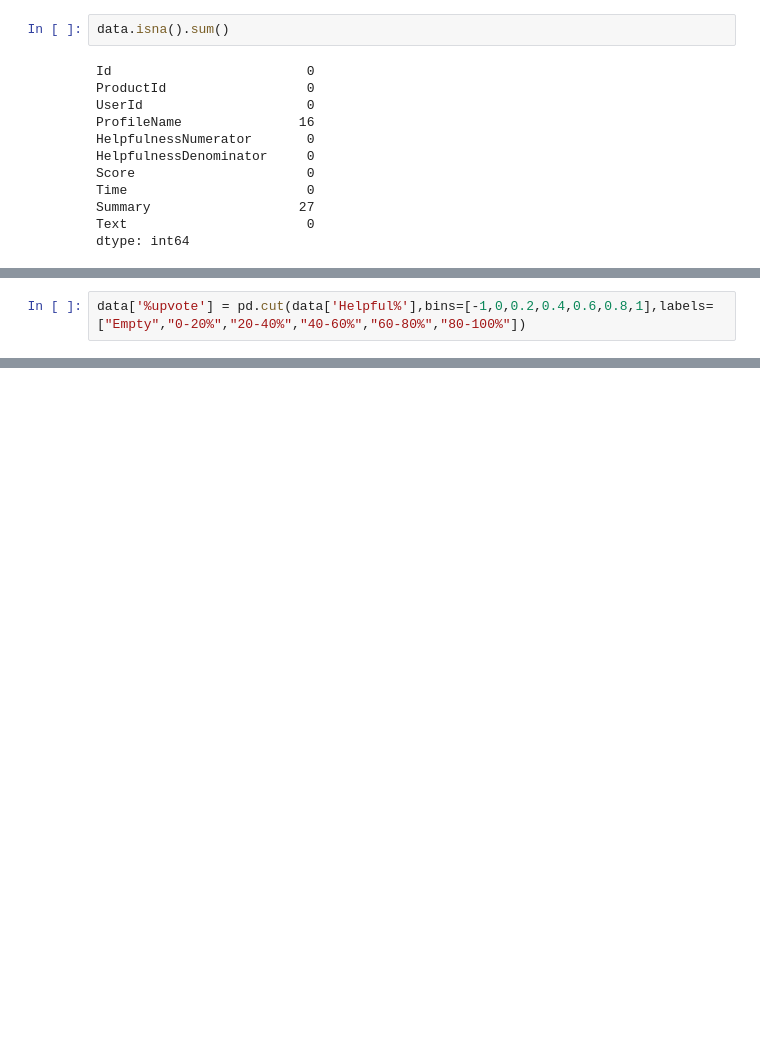
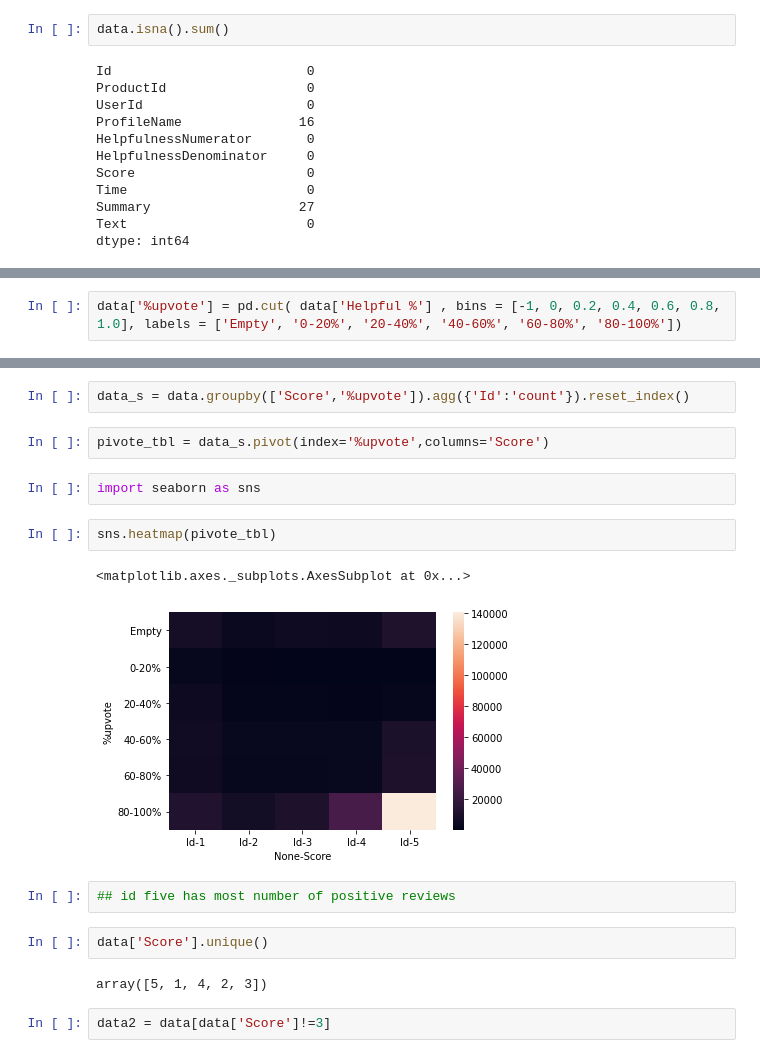
Before and after one commit to Dhrumil-Zion/Sentiments-Prediction-Using-NLP, a Jupyter notebook: Sentiment_Analyzer.ipynb, the cells around one changed output, grey strips where cells are left out. Cells and saved outputs as stored; diff of their text form; blank space fills up the shorter version.

Commit message:
Data Preprocessing 2 , implemented LogisticRegression , Bag of words

```diff
--- a/Sentiment_Analyzer.ipynb
+++ b/Sentiment_Analyzer.ipynb
@@ -38,7 +41,7 @@ data.head()
 | 3 | 4 | B000UA0QIQ | A395BORC6FGVXV | Karl | 3 | 3 | 2 | ... |
 | 4 | 5 | B006K2ZZ7K | A1UQRSCLF8GW1T | Michael D. Bigham "M. Wassir" | 0 | 0 | 5 | ... |
 # %%
-data['%upvote'] = pd.cut(data['Helpful%'],bins=[-1,0,0.2,0.4,0.6,0.8,1],labels=["Empty","0-20%","20-40%","40-60%","60-80%","80-100%"])
+data['%upvote'] = pd.cut( data['Helpful %'] , bins = [-1, 0, 0.2, 0.4, 0.6, 0.8, 1.0], labels = ['Empty', '0-20%', '20-40%', '40-60%', '60-80%', '80-100%'])
 # %%
 data.head()
 # %% [output]
@@ -50,0 +75,19 @@ data.head()
+# %%
+data_s = data.groupby(['Score','%upvote']).agg({'Id':'count'}).reset_index()
+# %%
+pivote_tbl = data_s.pivot(index='%upvote',columns='Score')
+# %%
+import seaborn as sns
+# %%
+sns.heatmap(pivote_tbl)
+# %% [output]
+<matplotlib.axes._subplots.AxesSubplot at 0x...>
+[figure, added]
+# %%
+## id five has most number of positive reviews
+# %%
+data['Score'].unique()
+# %% [output]
+array([5, 1, 4, 2, 3])
+# %%
+data2 = data[data['Score']!=3]
```
Also changed, not shown: parts of 23 cells of this notebook.
